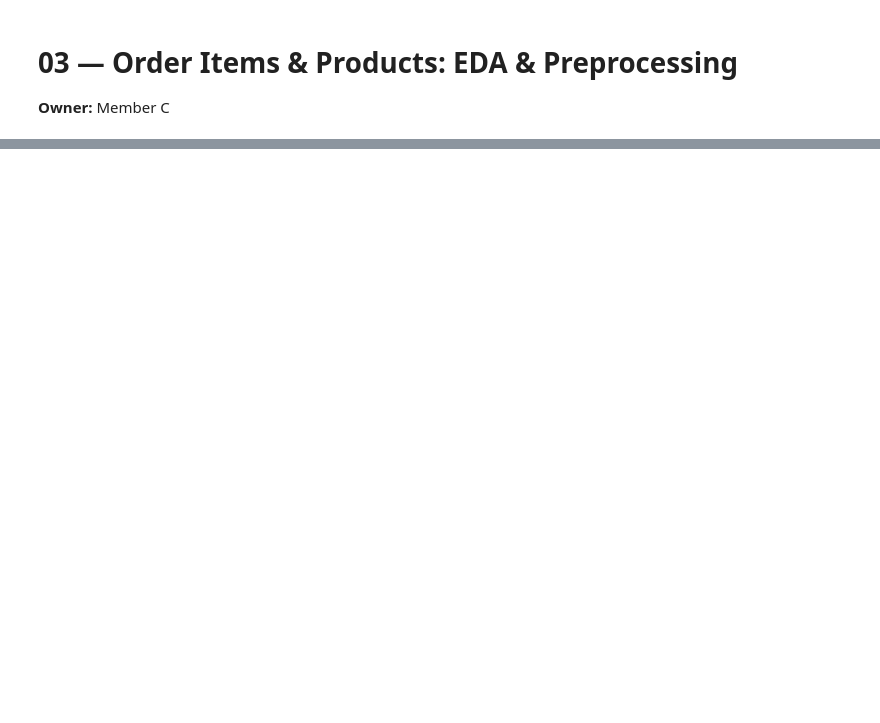
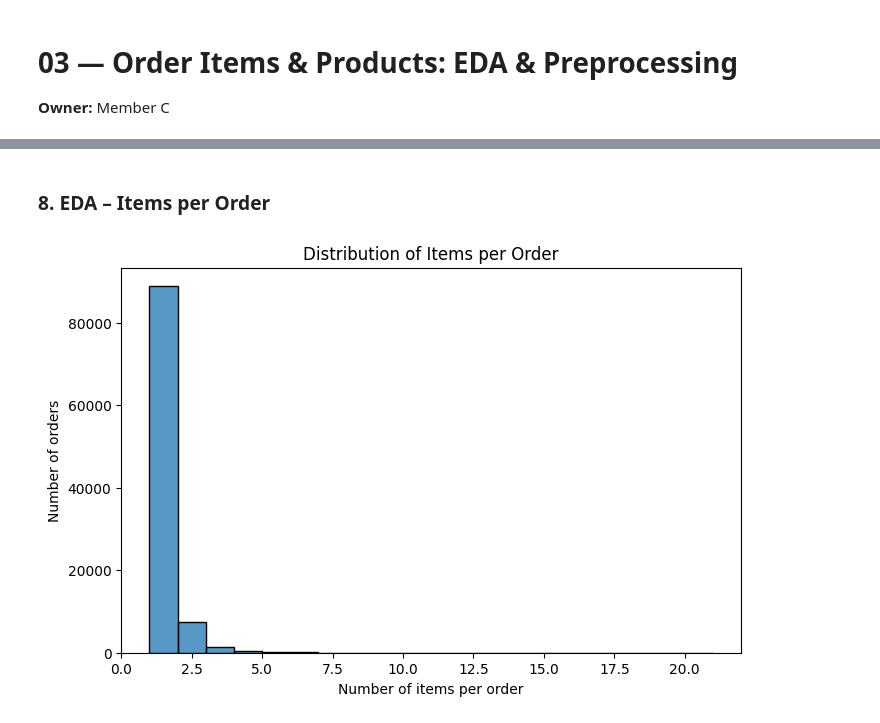
Before and after one commit to subhani257/Olist-late-delivery-prediction, a Jupyter notebook: notebooks/03_products_items_eda_preprocessing.ipynb, the cells around one changed output, grey strips where cells are left out. Drawn from its saved outputs; the diff is of its cells as text; code cells hidden in the pictures; blank space fills up the shorter version.

```diff
--- a/notebooks/03_products_items_eda_preprocessing.ipynb
+++ b/notebooks/03_products_items_eda_preprocessing.ipynb
@@ -42,0 +247,14 @@ sum price/freight, count items, count distinct sellers, dominant category, total
+# %% [markdown]
+### 8. EDA – Items per Order
+# %%
+items_per_order = order_items.groupby("order_id").size()
+items_per_order.describe()
+plt.figure(figsize=(8, 5))
+sns.histplot(items_per_order, bins=20)
+plt.xlabel("Number of items per order")
+plt.ylabel("Number of orders")
+plt.title("Distribution of Items per Order")
+plt.show()
+# Decision supported: create item_count at order level.
+# %% [output]
+[figure, added]
```
Also changed, not shown: parts of 68 cells of this notebook.
